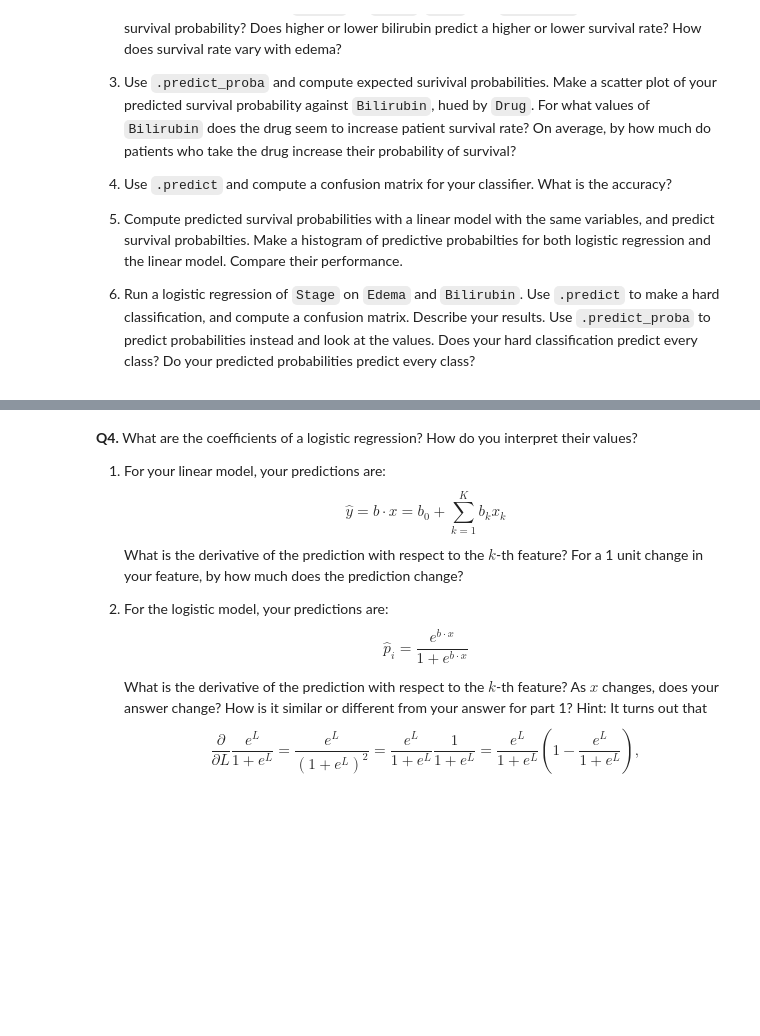
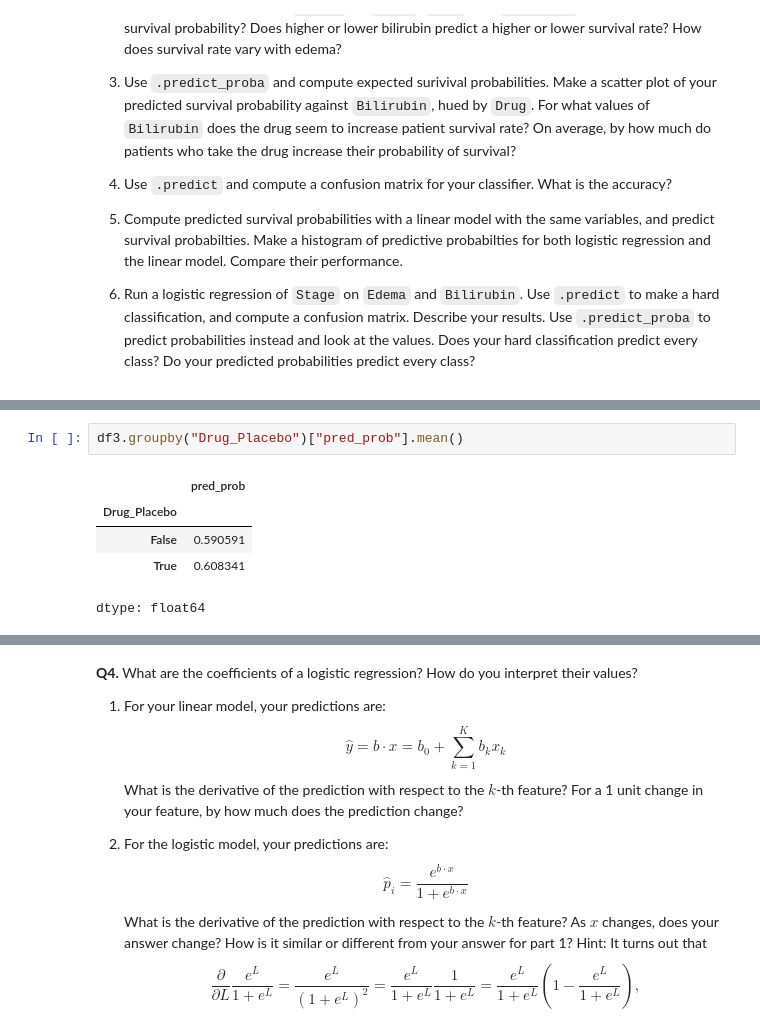
Before and after one commit to richarddo3/undergrad_ml_assignments, a Jupyter notebook: 05_assignment_glm.ipynb, the cells around one changed output, grey strips where cells are left out. Drawn from its saved outputs; the diff is of its cells as text; blank space fills up the shorter version.

```diff
--- a/05_assignment_glm.ipynb
+++ b/05_assignment_glm.ipynb
@@ -308,0 +388,8 @@ The relevant data are:
+# %%
+df3.groupby("Drug_Placebo")["pred_prob"].mean()
+# %% [output]
+|  | pred_prob |
+| Drug_Placebo |  |
+| False | 0.590591 |
+| True | 0.608341 |
+dtype: float64
```
Also changed, not shown: parts of 26 cells of this notebook.
